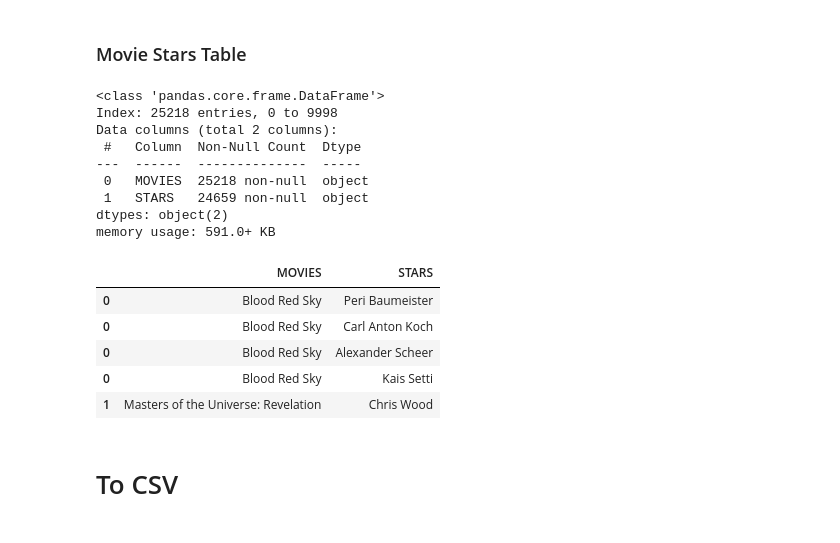
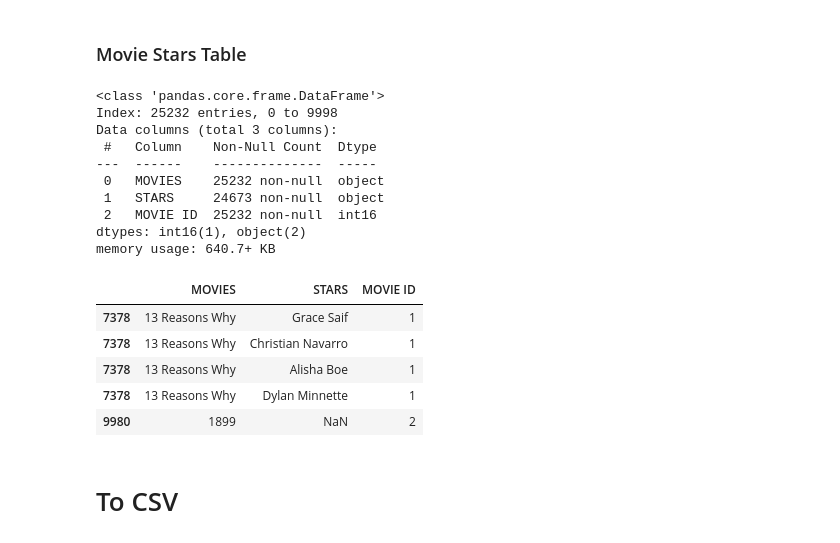
Before and after one commit to fikfikriii/cad_it_data_engineer, a Jupyter notebook: preprocessing.ipynb, the cells around one changed output. Saved outputs shown, nothing was run; the diff lists cells and outputs as text; code cells hidden in the pictures.

```diff
--- a/preprocessing.ipynb
+++ b/preprocessing.ipynb
@@ -52,3 +53,8 @@ df[['year_of_release', 'year_end_series']] = df['YEAR'].apply(extract_years)
 # %%
 df['year_of_release'] = df['year_of_release'].astype('Int64')
 df['year_end_series'] = df['year_end_series'].astype('Int64')
+# %%
+# Assuming a movie with same name but release on different year is a separate movie
+df['MOVIE_ID_KEY'] = df['MOVIES'] + '_' + df['year_of_release'].astype(str)
+df['MOVIE ID'] = df['MOVIE_ID_KEY'].astype('category').cat.codes + 1
+df.drop(columns=['MOVIE_ID_KEY'], inplace=True)
@@ -280,7 +354,7 @@ memory usage: 190.7+ KB
 # %% [markdown]
 # For Movie Stars Table
 # %%
-df4.drop(df4.columns.difference(['MOVIES', 'STARS']), axis=1, inplace=True)
+df4.drop(df4.columns.difference(['MOVIES', 'STARS', 'MOVIE ID']), axis=1, inplace=True)
 # %%
 df4[df4['STARS'].str.contains(r'\bstar:\b', case=False, na=False)]
 # %% [output]
@@ -478,23 +579,24 @@ df3.head()
 df4.info()
 # %% [output]
 <class 'pandas.core.frame.DataFrame'>
-Index: 25218 entries, 0 to 9998
-Data columns (total 2 columns):
- #   Column  Non-Null Count  Dtype
----  ------  --------------  -----
- 0   MOVIES  25218 non-null  object
- 1   STARS   24659 non-null  object
-dtypes: object(2)
-memory usage: 591.0+ KB
+Index: 25232 entries, 0 to 9998
+Data columns (total 3 columns):
+ #   Column    Non-Null Count  Dtype
+---  ------    --------------  -----
+ 0   MOVIES    25232 non-null  object
+ 1   STARS     24673 non-null  object
+ 2   MOVIE ID  25232 non-null  int16
+dtypes: int16(1), object(2)
+memory usage: 640.7+ KB
 # %%
-df4.head()
+df4.sort_values(by='MOVIE ID').head()
 # %% [output]
-|  | MOVIES | STARS |
-| 0 | Blood Red Sky | Peri Baumeister |
-| 0 | Blood Red Sky | Carl Anton Koch |
-| 0 | Blood Red Sky | Alexander Scheer |
-| 0 | Blood Red Sky | Kais Setti |
-| 1 | Masters of the Universe: Revelation | Chris Wood |
+|  | MOVIES | STARS | MOVIE ID |
+| 7378 | 13 Reasons Why | Grace Saif | 1 |
+| 7378 | 13 Reasons Why | Christian Navarro | 1 |
+| 7378 | 13 Reasons Why | Alisha Boe | 1 |
+| 7378 | 13 Reasons Why | Dylan Minnette | 1 |
+| 9980 | 1899 | NaN | 2 |
 # %% [markdown]
 # To CSV
 # %%
```
Also changed, not shown: parts of 43 cells of this notebook, 7 other files.
